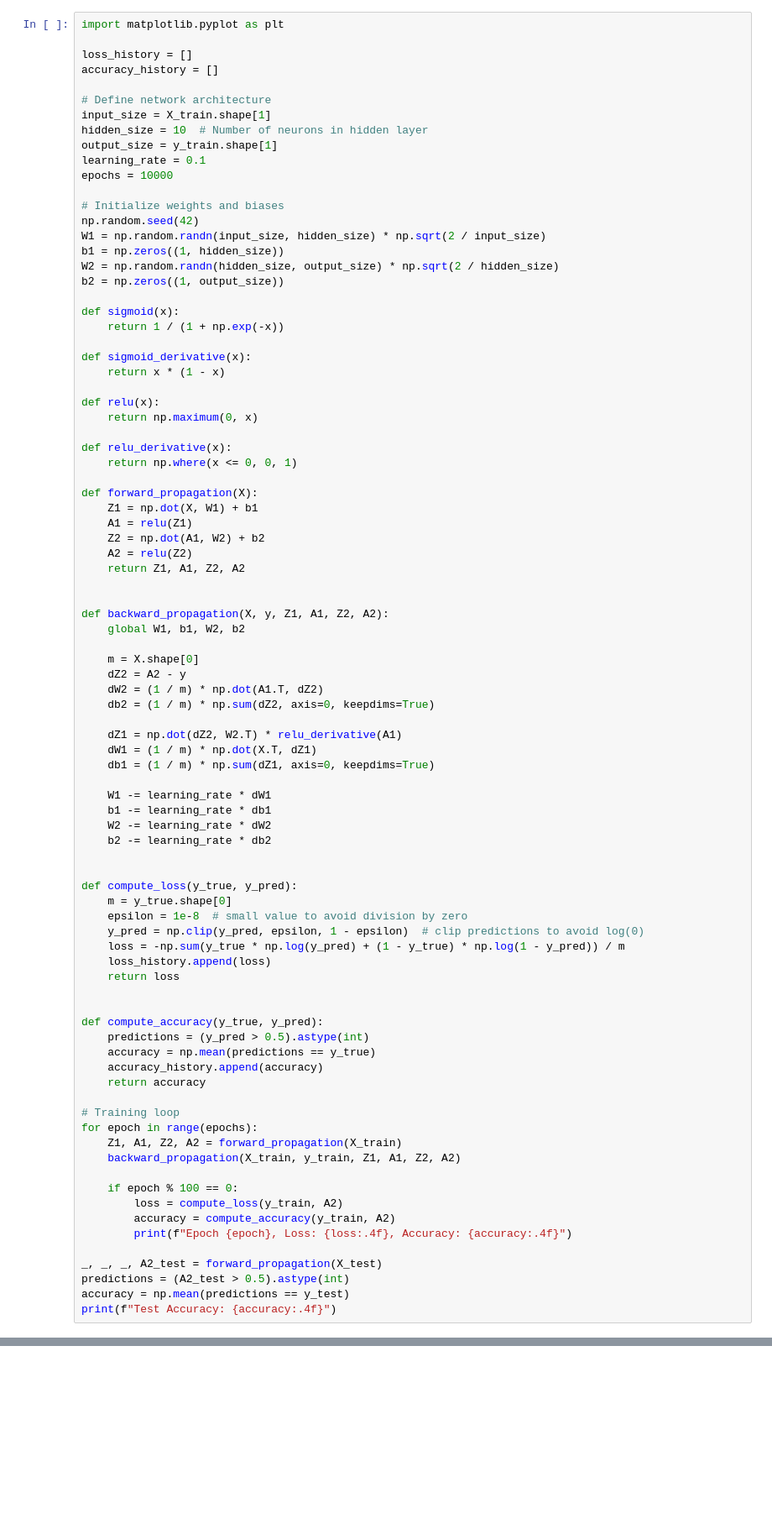
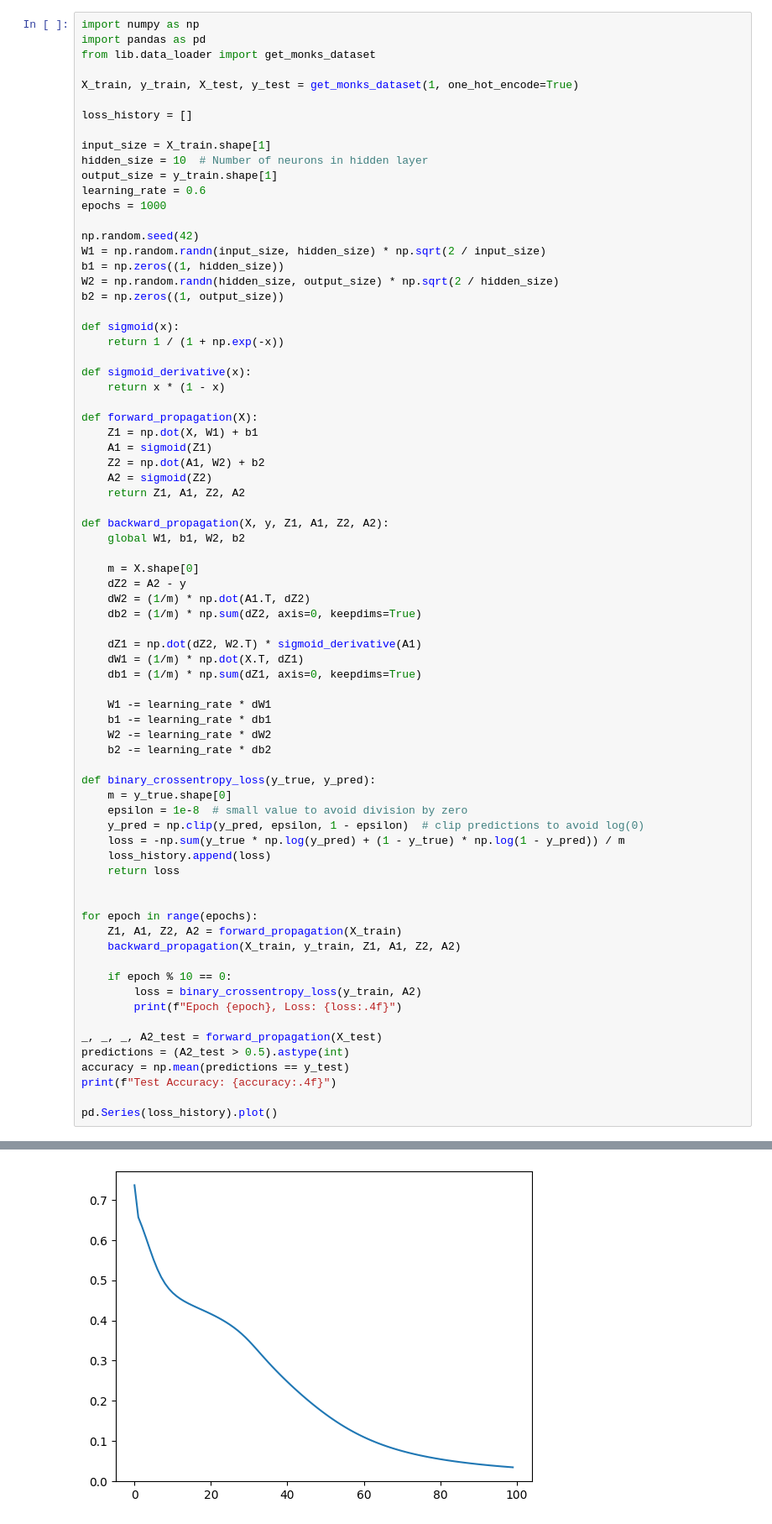
Before and after one commit to leonardocrociani/Neural-Network, a Jupyter notebook: src/main.ipynb, the cells around one changed output, grey strips where cells are left out. Shown: that part at 84% size. Cells and saved outputs as stored; diff of their text form; blank space fills up the shorter version.

Commit message:
(new) Base MLP training

```diff
--- a/src/main.ipynb
+++ b/src/main.ipynb
@@ -11,17 +1,18 @@ One-hot encoding MONK-2 dataset...
 # %%
-import matplotlib.pyplot as plt
+import numpy as np
+import pandas as pd
+from lib.data_loader import get_monks_dataset
+
+X_train, y_train, X_test, y_test = get_monks_dataset(1, one_hot_encode=True)
 
 loss_history = []
-accuracy_history = []
 
-# Define network architecture
 input_size = X_train.shape[1]
 hidden_size = 10  # Number of neurons in hidden layer
 output_size = y_train.shape[1]
-learning_rate = 0.1
-epochs = 10000
+learning_rate = 0.6
+epochs = 1000
 
-# Initialize weights and biases
 np.random.seed(42)
 W1 = np.random.randn(input_size, hidden_size) * np.sqrt(2 / input_size)
 b1 = np.zeros((1, hidden_size))
@@ -34,39 +25,31 @@ def sigmoid(x):
 def sigmoid_derivative(x):
     return x * (1 - x)
 
-def relu(x):
-    return np.maximum(0, x)
-
-def relu_derivative(x):
-    return np.where(x <= 0, 0, 1)
-
 def forward_propagation(X):
     Z1 = np.dot(X, W1) + b1
-    A1 = relu(Z1)
+    A1 = sigmoid(Z1)
     Z2 = np.dot(A1, W2) + b2
-    A2 = relu(Z2)
+    A2 = sigmoid(Z2)
     return Z1, A1, Z2, A2
-
 
 def backward_propagation(X, y, Z1, A1, Z2, A2):
     global W1, b1, W2, b2
 
     m = X.shape[0]
     dZ2 = A2 - y
-    dW2 = (1 / m) * np.dot(A1.T, dZ2)
-    db2 = (1 / m) * np.sum(dZ2, axis=0, keepdims=True)
+    dW2 = (1/m) * np.dot(A1.T, dZ2)
+    db2 = (1/m) * np.sum(dZ2, axis=0, keepdims=True)
 
-    dZ1 = np.dot(dZ2, W2.T) * relu_derivative(A1)
-    dW1 = (1 / m) * np.dot(X.T, dZ1)
-    db1 = (1 / m) * np.sum(dZ1, axis=0, keepdims=True)
+    dZ1 = np.dot(dZ2, W2.T) * sigmoid_derivative(A1)
+    dW1 = (1/m) * np.dot(X.T, dZ1)
+    db1 = (1/m) * np.sum(dZ1, axis=0, keepdims=True)
 
     W1 -= learning_rate * dW1
     b1 -= learning_rate * db1
     W2 -= learning_rate * dW2
     b2 -= learning_rate * db2
 
-
-def compute_loss(y_true, y_pred):
+def binary_crossentropy_loss(y_true, y_pred):
     m = y_true.shape[0]
     epsilon = 1e-8  # small value to avoid division by zero
     y_pred = np.clip(y_pred, epsilon, 1 - epsilon)  # clip predictions to avoid log(0)
@@ -75,24 +58,18 @@ def compute_loss(y_true, y_pred):
     return loss
 
 
-def compute_accuracy(y_true, y_pred):
-    predictions = (y_pred > 0.5).astype(int)
-    accuracy = np.mean(predictions == y_true)
-    accuracy_history.append(accuracy)
-    return accuracy
-
-# Training loop
 for epoch in range(epochs):
     Z1, A1, Z2, A2 = forward_propagation(X_train)
     backward_propagation(X_train, y_train, Z1, A1, Z2, A2)
 
-    if epoch % 100 == 0:
-        loss = compute_loss(y_train, A2)
-        accuracy = compute_accuracy(y_train, A2)
-        print(f"Epoch {epoch}, Loss: {loss:.4f}, Accuracy: {accuracy:.4f}")
+    if epoch % 10 == 0:
+        loss = binary_crossentropy_loss(y_train, A2)
+        print(f"Epoch {epoch}, Loss: {loss:.4f}")
 
 _, _, _, A2_test = forward_propagation(X_test)
 predictions = (A2_test > 0.5).astype(int)
 accuracy = np.mean(predictions == y_test)
 print(f"Test Accuracy: {accuracy:.4f}")
+
+pd.Series(loss_history).plot()
 # %% [output]
@@ -115,0 +94 @@ Test Accuracy: 1.0000
+[figure, added]
```
Also changed, not shown: parts of 6 cells of this notebook, 3 other files.
